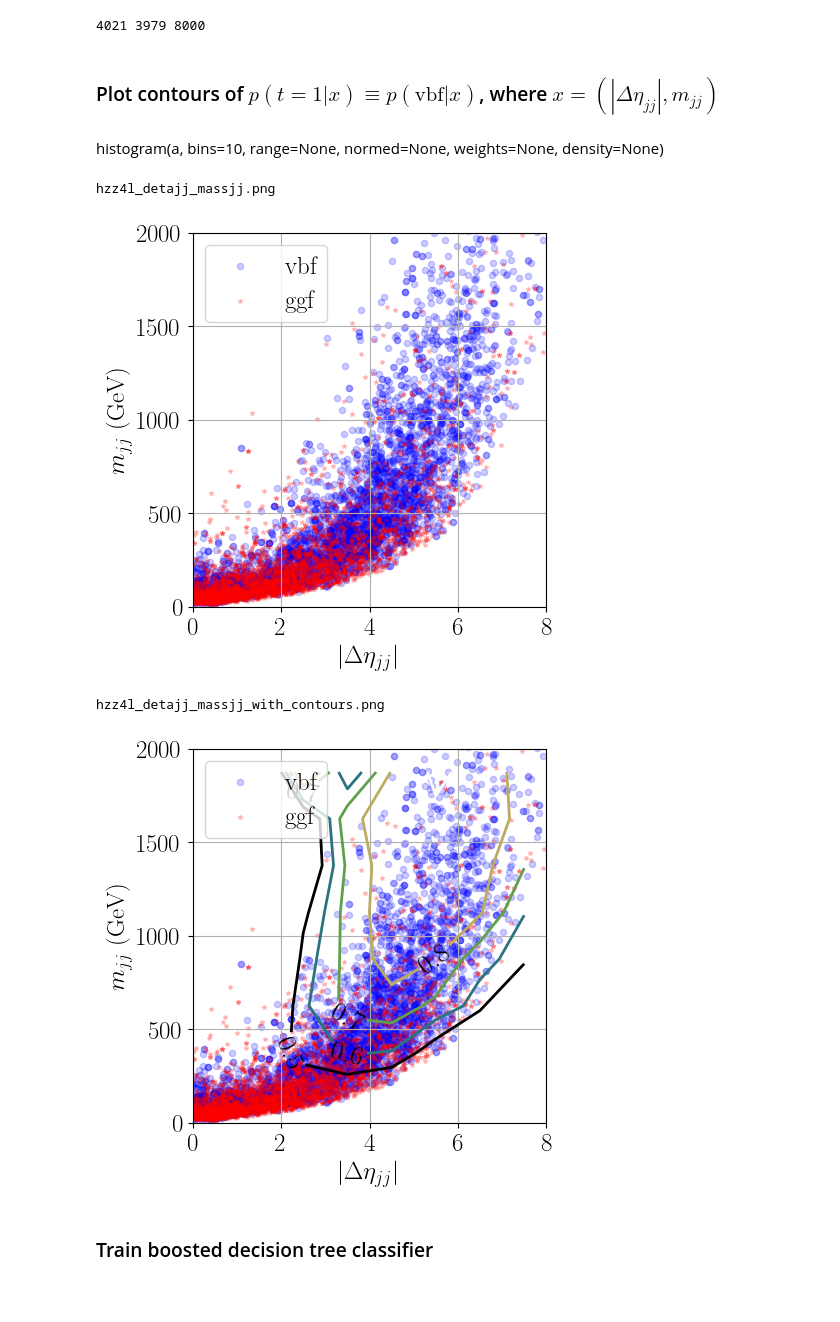
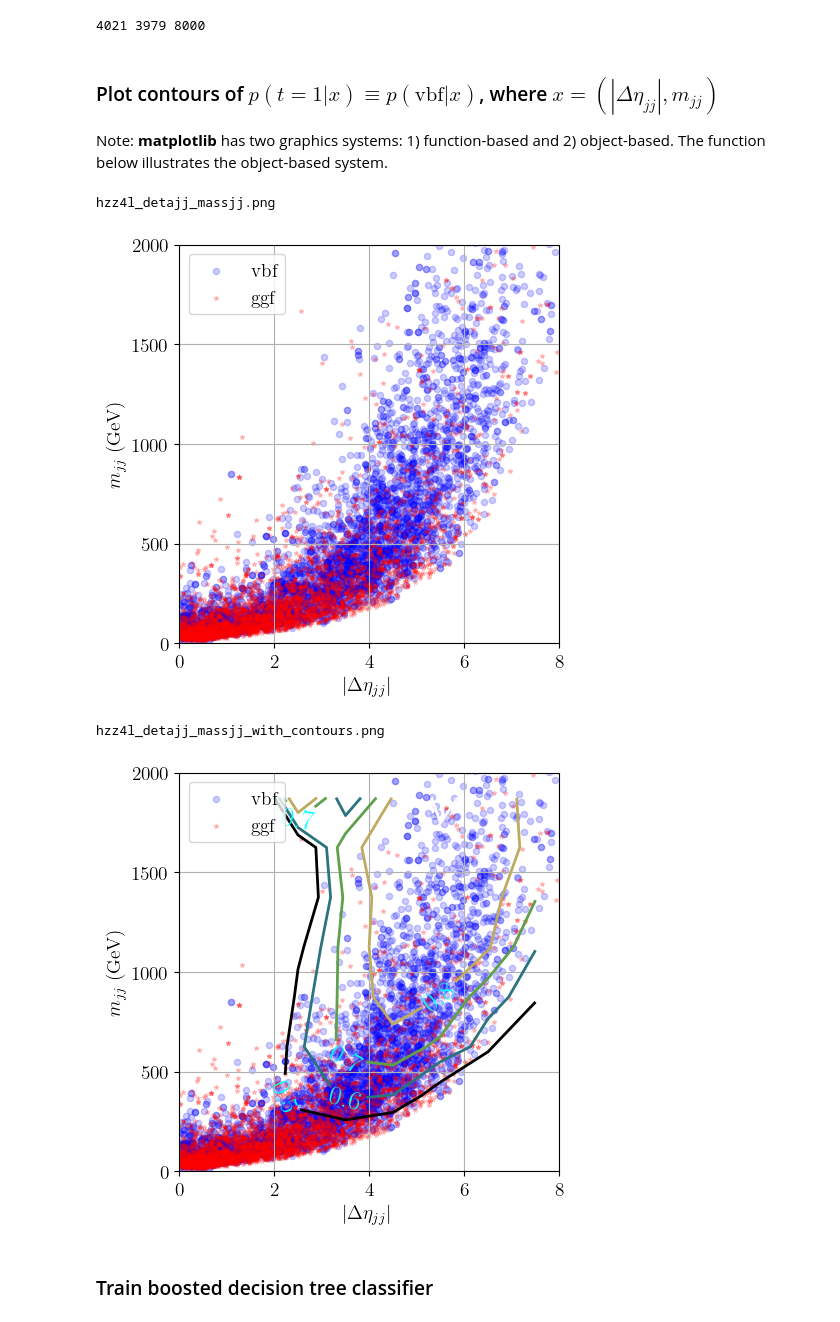
Before and after one commit to hbprosper/Terascale, a Jupyter notebook: 01_BDT/hzz4l_sklearn.ipynb, the cells around one changed output. Saved outputs shown, nothing was run; the diff lists cells and outputs as text; code cells hidden in the pictures; blank space fills up the shorter version.

```diff
--- a/01_BDT/hzz4l_sklearn.ipynb
+++ b/01_BDT/hzz4l_sklearn.ipynb
@@ -41,12 +74,18 @@ mp.rc('text', usetex=True)
 # %%
-train = pd.read_csv('../data/hzz4l_train.csv.gz')
-test  = pd.read_csv('../data/hzz4l_test.csv.gz')
+columns = ['detajj', 'massjj', 'target']
+
+train   = pd.read_csv('../data/hzz4l_train.csv.gz', usecols=columns)
+
+valid   = pd.read_csv('../data/hzz4l_valid.csv.gz', usecols=columns)
+
+test    = pd.read_csv('../data/hzz4l_test.csv.gz',  usecols=columns)
 
 # +1 for vbf, -1 for ggf
 train['target'] = 2*train['target']-1
+valid['target'] = 2*valid['target']-1
 test['target']  = 2*test['target']-1
 
-print(len(train), len(test))
+print(len(train), len(valid), len(test))
 
 train[:10]
 # %% [output]
@@ -103,32 +140,33 @@ __Note__:
 # %%
-# split training data into VBF and ggF events
+# split training data into vbf and ggF events
 
-VBF = train['target'] > 0
+VBF = train['target'] > 0.5
 sig = train[VBF]
 
-GGF = train['target'] < 0
+GGF = train['target'] < 0.5
 bkg = train[GGF]
 
 s, xedges, yedges = np.histogram2d(sig[XNAME], sig[YNAME],
                                    bins=(XBINS, YBINS),
-                                   range=((XMIN, XMAX), (YMIN, YMAX)))
+                                   range=((XMIN, XMAX),
+                                          (YMIN, YMAX)))
 
 b, xedges, yedges = np.histogram2d(bkg[XNAME], bkg[YNAME],
                                    bins=(XBINS, YBINS),
-                                   range=((XMIN, XMAX), (YMIN, YMAX)))
+                                   range=((XMIN, XMAX),
+                                          (YMIN, YMAX)))
 
-# get bin centers.
-x = (xedges[:-1]+xedges[1:])/2
-y = (yedges[:-1]+yedges[1:])/2
-
-# we need a meshgrid to plot approximated probability
+# get bin centers and create a meshgrid
+x    = (xedges[:-1]+xedges[1:])/2
+y    = (yedges[:-1]+yedges[1:])/2
 x, y = np.meshgrid(x, y)
 
-# WARNING: must transpose z so that x, y, and z have the
-# same shape. Also protect against s + b == 0
+# protect against s + b <= 0
 d = np.where(s + b <= 0, 1e10, s + b)
 
 # approximate z = p(t=+1|data) and cache x, y, z in the 3-tuple H
+# WARNING: must transpose z so that x, y, and z have the
+# same shape.
 z = (s / d).T
 H = (x, y, z)
 
@@ -136,10 +174,10 @@ H = (x, y, z)
 K = 8000
 t = test[:K]
 
-VBF = t['target'] > 0
+VBF = t['target'] > 0.5
 sig = t[VBF]
 
-GGF = t['target'] < 0
+GGF = t['target'] < 0.5
 bkg = t[GGF]
 
 print(len(sig), len(bkg), len(sig)+len(bkg))
@@ -147,8 +185,8 @@ print(len(sig), len(bkg), len(sig)+len(bkg))
 4021 3979 8000
 # %% [markdown]
 ### Plot contours of $p(t = 1| x) \equiv p(\text{vbf} | x)$, where $x = (|\Delta\eta_{jj}|, m_{jj})$
+
+Note: __matplotlib__ has two graphics systems: 1) function-based and 2) object-based. The function below illustrates the object-based system.
-# %% [markdown]
-histogram(a, bins=10, range=None, normed=None, weights=None, density=None)
 # %%
 def plot_data(sig, bkg, h=None,
               xname=XNAME, yname=YNAME,
@@ -202,7 +240,7 @@ def plot_data(sig, bkg, h=None,
 
         ax.clabel(cs, cs.levels, inline=True,
               fontsize=20, fmt='%3.1f',
-              colors='black')
+              colors='cyan')
 
     ax.legend(loc='upper left') # activate legend
 
@@ -213,13 +251,15 @@ def plot_data(sig, bkg, h=None,
 # %%
 plot_data(sig, bkg,
           filename='hzz4l_%s_%s.png' % (XNAME, YNAME),
+          ftsize=14,
           contour_colors='gist_earth')
 
 plot_data(sig, bkg, H,
           filename='hzz4l_%s_%s_with_contours.png' % (XNAME, YNAME),
+          ftsize=14,
           contour_colors='gist_earth')
 # %% [output]
 hzz4l_detajj_massjj.png
-[figure, old version]
+[figure, new version]
 hzz4l_detajj_massjj_with_contours.png
-[figure, old version]
+[figure, new version]
```
Also changed, not shown: parts of 29 cells of this notebook, 2 other files.
